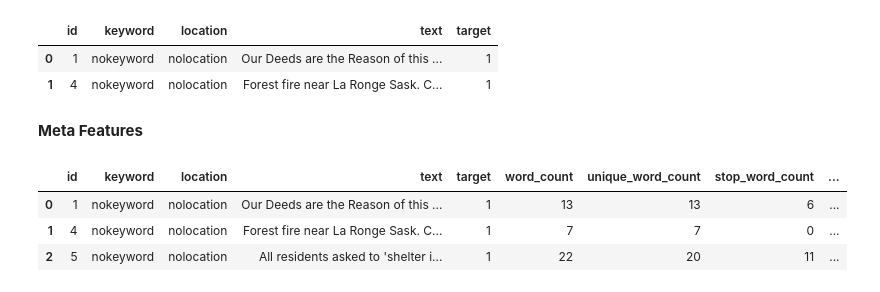
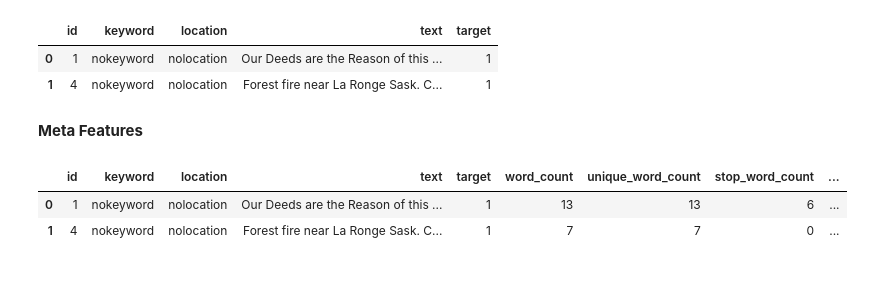
Before and after one commit to plthiyagu/Real-or-Not-NLP-with-Disaster-Tweets, a Jupyter notebook: My Real or Not? NLP Notebook.ipynb, the cells around one changed output. Cells and saved outputs as stored; diff of their text form; code cells hidden in the pictures.

```diff
--- a/My Real or Not? NLP Notebook.ipynb
+++ b/My Real or Not? NLP Notebook.ipynb
@@ -254,9 +254,8 @@ test['hashtag_count'] = test['text'].apply(lambda x: len([c for c in str(x) if c
 train['mention_count'] = train['text'].apply(lambda x: len([c for c in str(x) if c == '@']))
 test['mention_count'] = test['text'].apply(lambda x: len([c for c in str(x) if c == '@']))
 # %%
-train.head(3)
+train.head(2)
 # %% [output]
 |  | id | keyword | location | text | target | word_count | unique_word_count | stop_word_count | ... |
 | 0 | 1 | nokeyword | nolocation | Our Deeds are the Reason of this ... | 1 | 13 | 13 | 6 | ... |
 | 1 | 4 | nokeyword | nolocation | Forest fire near La Ronge Sask. C... | 1 | 7 | 7 | 0 | ... |
-| 2 | 5 | nokeyword | nolocation | All residents asked to 'shelter i... | 1 | 22 | 20 | 11 | ... |
```
Also changed, not shown: parts of 1 cell of this notebook.
